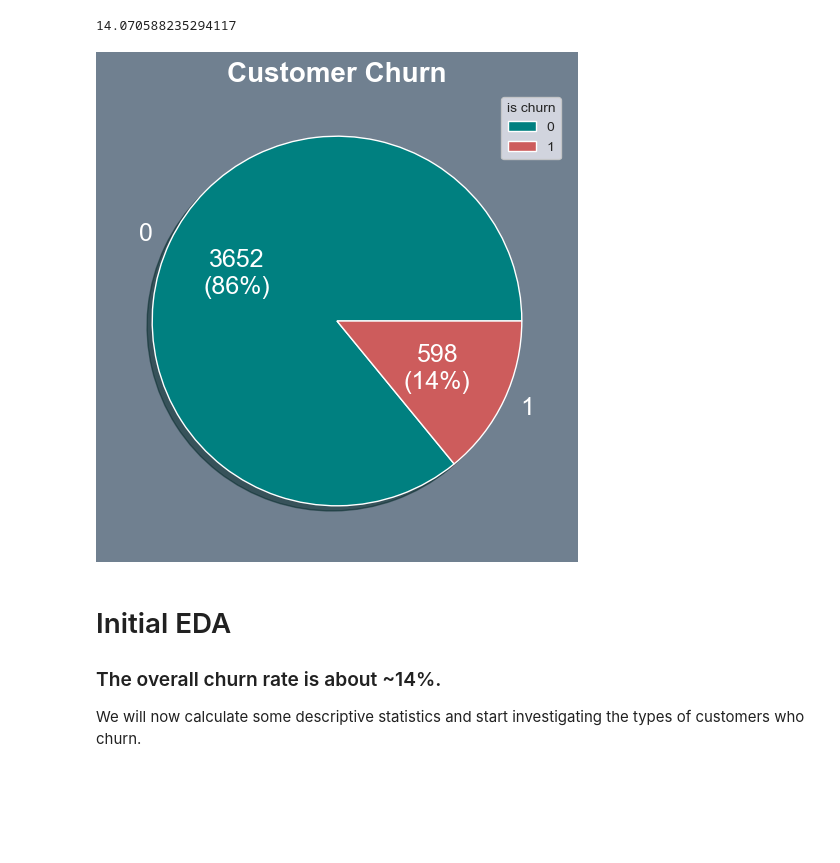
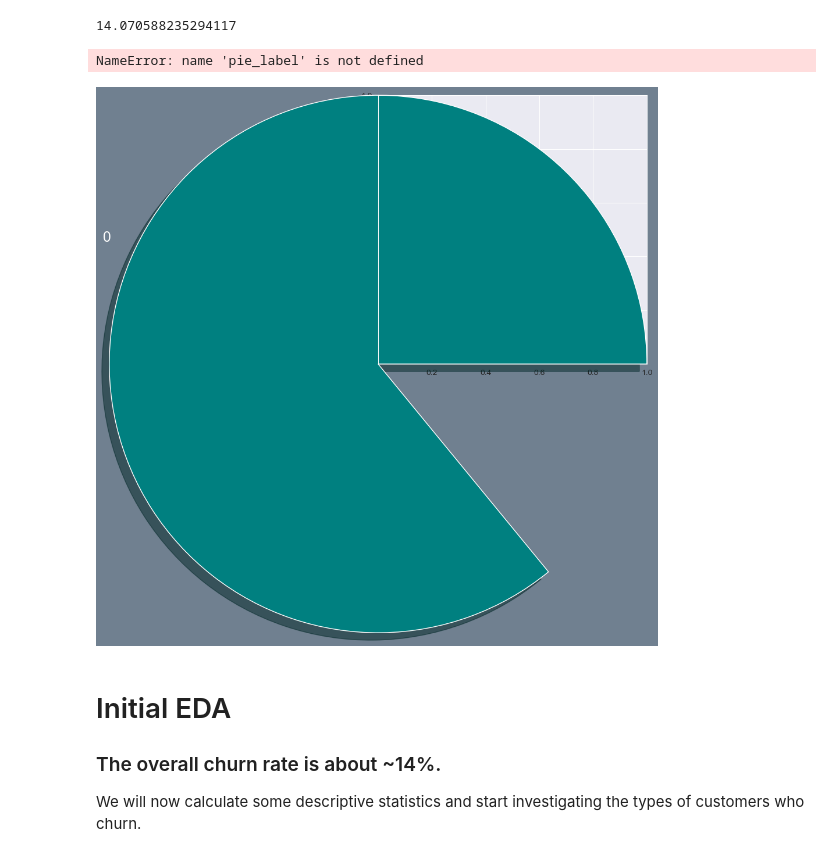
Before and after one commit to Lerch17/Project-1-, a Jupyter notebook: cody/customer-churn-prediction-2020/notebook.ipynb, the cells around one changed output. Saved outputs shown, nothing was run; the diff lists cells and outputs as text; code cells hidden in the pictures; blank space fills up the shorter version.

```diff
--- a/cody/customer-churn-prediction-2020/notebook.ipynb
+++ b/cody/customer-churn-prediction-2020/notebook.ipynb
@@ -61,15 +65,16 @@ churn_rate
 14.070588235294117
 # %%
 plt.figure(figsize=(9,6), facecolor='slategray')
-churn = df['churn'].value_counts()
+churn = telcom_data_df['churn'].value_counts()
 colors = ['teal', 'indianred']
 sns.set_style('darkgrid')
 plt.pie(churn, labels=churn.index, autopct=lambda pct: pie_label(pct, churn), colors=colors, shadow=True, textprops=dict(color='white', fontsize=18))
 plt.title("Customer Churn", color='white', loc='center', weight='bold', fontsize=20)
 plt.legend(title='is churn')
 plt.show()
 # %% [output]
+NameError: name 'pie_label' is not defined
-[figure, old version]
+[figure, new version]
 # %% [markdown]
 # Initial EDA
 
```
Also changed, not shown: parts of 18 cells of this notebook, 3 other files.
